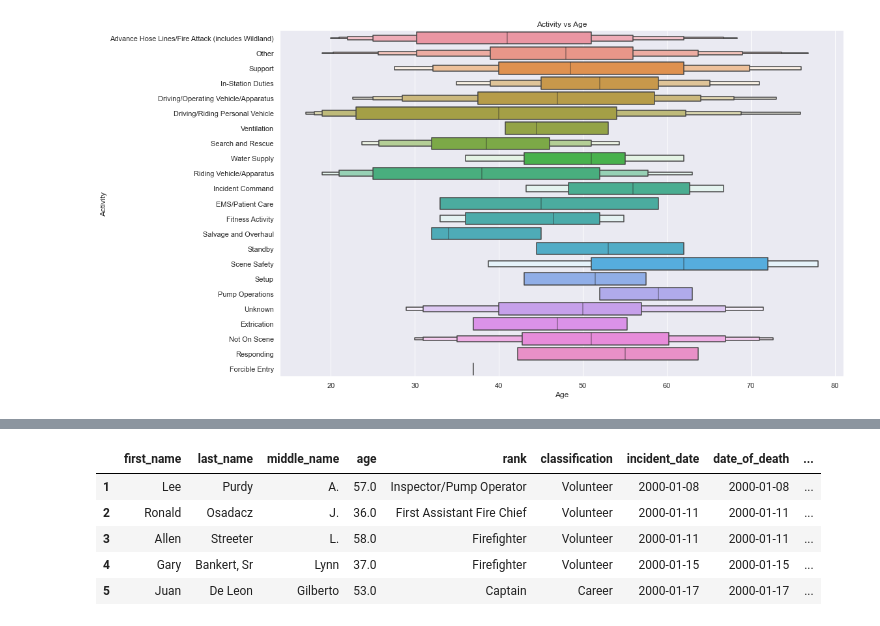
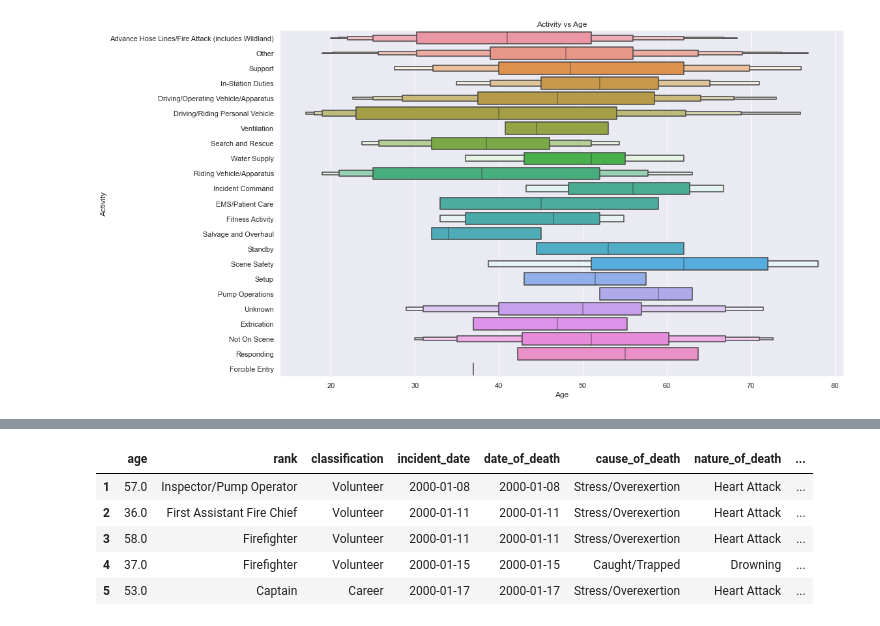
Before and after one commit to abcjamesjordan/firefigher_fatalities, a Jupyter notebook: ff_analysis.ipynb, the cells around one changed output, grey strips where cells are left out. Drawn from its saved outputs; the diff is of its cells as text; code cells hidden in the pictures.

```diff
--- a/ff_analysis.ipynb
+++ b/ff_analysis.ipynb
@@ -658,9 +681,12 @@ plt.ylabel('Activity');
+# %%
+df_cat = age_df.copy()
+df_cat.drop(columns=['first_name', 'last_name', 'middle_name', 'memorial_fund_info'], inplace=True)
 # %%
-df.head()
+df_cat.head()
 # %% [output]
-|  | first_name | last_name | middle_name | age | rank | classification | incident_date | date_of_death | ... |
-| 1 | Lee | Purdy | A. | 57.0 | Inspector/Pump Operator | Volunteer | 2000-01-08 | 2000-01-08 | ... |
-| 2 | Ronald | Osadacz | J. | 36.0 | First Assistant Fire Chief | Volunteer | 2000-01-11 | 2000-01-11 | ... |
-| 3 | Allen | Streeter | L. | 58.0 | Firefighter | Volunteer | 2000-01-11 | 2000-01-11 | ... |
-| 4 | Gary | Bankert, Sr | Lynn | 37.0 | Firefighter | Volunteer | 2000-01-15 | 2000-01-15 | ... |
-| 5 | Juan | De Leon | Gilberto | 53.0 | Captain | Career | 2000-01-17 | 2000-01-17 | ... |
+|  | age | rank | classification | incident_date | date_of_death | cause_of_death | nature_of_death | ... |
+| 1 | 57.0 | Inspector/Pump Operator | Volunteer | 2000-01-08 | 2000-01-08 | Stress/Overexertion | Heart Attack | ... |
+| 2 | 36.0 | First Assistant Fire Chief | Volunteer | 2000-01-11 | 2000-01-11 | Stress/Overexertion | Heart Attack | ... |
+| 3 | 58.0 | Firefighter | Volunteer | 2000-01-11 | 2000-01-11 | Stress/Overexertion | Heart Attack | ... |
+| 4 | 37.0 | Firefighter | Volunteer | 2000-01-15 | 2000-01-15 | Caught/Trapped | Drowning | ... |
+| 5 | 53.0 | Captain | Career | 2000-01-17 | 2000-01-17 | Stress/Overexertion | Heart Attack | ... |
```
Also changed, not shown: parts of 14 cells of this notebook.
